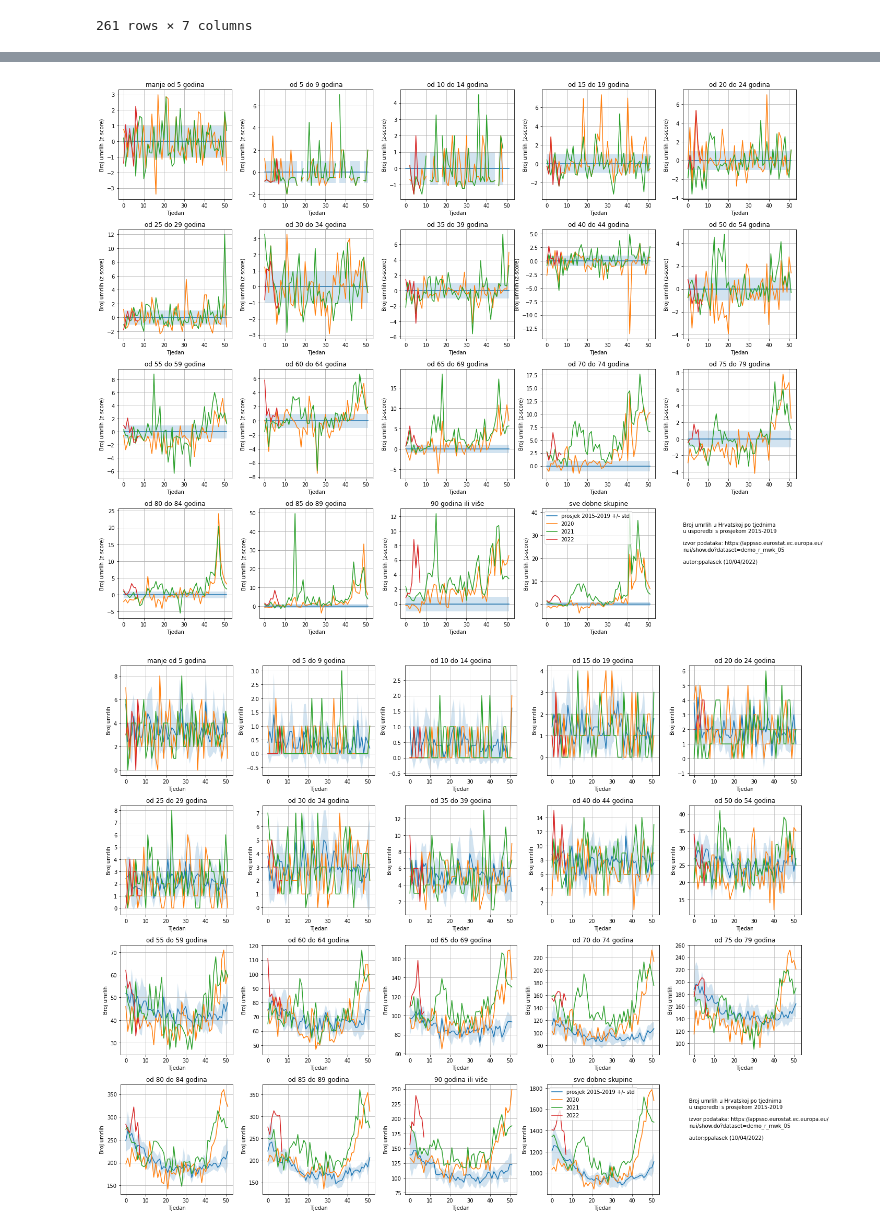
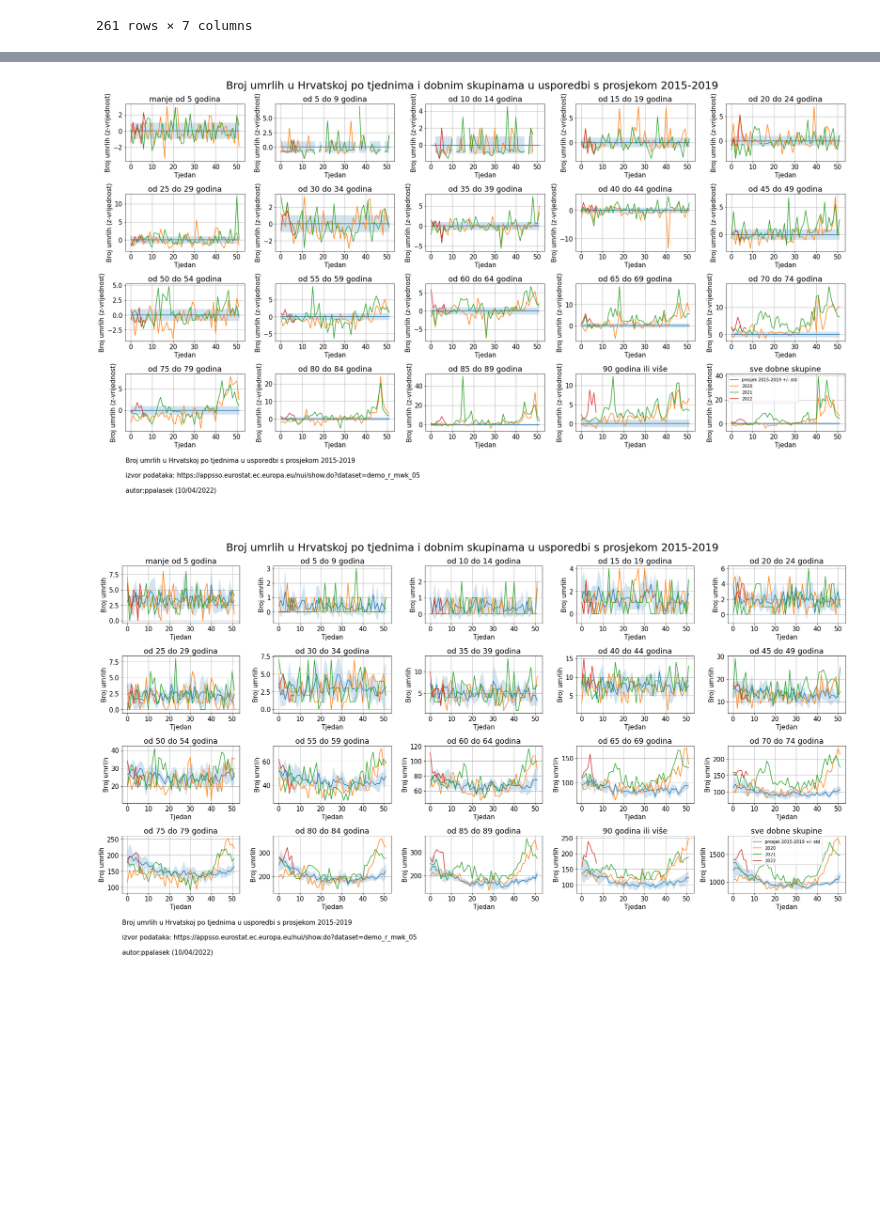
Before and after one commit to ppalasek/croatia_excess_deaths, a Jupyter notebook: croatia_excess_deaths.ipynb, the cells around one changed output, grey strips where cells are left out. Cells and saved outputs as stored; diff of their text form; code cells hidden in the pictures; blank space fills up the shorter version.

```diff
--- a/croatia_excess_deaths.ipynb
+++ b/croatia_excess_deaths.ipynb
@@ -110,13 +111,28 @@ import numpy as np
 week_avgs = []
 week_stds = []
 
+totals = []
+
 for week in range(1, 53):
     current_week = data_all_age_2015_2019[data_all_age_2015_2019.TIME.str.contains('W{}'.format(str(week).zfill(2)))]
 
     current_vals = np.asarray([int(x.replace(',', '')) for x in current_week.Value.to_list()])
+
+    print(current_vals)
+
+    if week == 1:
+        totals = current_vals
+    else:
+        totals += current_vals
 
     week_avgs.append(current_vals.mean())
     week_stds.append(current_vals.std())
 
 week_avgs = np.asarray(week_avgs)
 week_stds = np.asarray(week_stds)
+
+total_avg = np.asarray(totals).mean()
+total_std = np.asarray(totals).std()
+
+print(total_avg)
+print(total_std)
@@ -141,6 +188,11 @@ for week in range(1, 53):
 %matplotlib inline
 
 import matplotlib.pyplot as plt
+
+
+plt.rc('font', size=15)
+plt.rc('legend',fontsize=10)
+
 
 fig, ax = plt.subplots(1, 1, figsize=(10, 6))
 
@@ -168,5 +220,7 @@ plt.show()
 # %%
-fig, axs = plt.subplots(4, 5, figsize=(20, 15))
+fig, axs = plt.subplots(5, 5, figsize=(25, 15))
+
+gs = axs[4, 0].get_gridspec()
 
 for i, age_group in enumerate(sorted_age_groups):
     r = i // 5
@@ -196,9 +250,6 @@ for i, age_group in enumerate(sorted_age_groups):
     week_avgs = np.asarray(week_avgs)
     week_stds = np.asarray(week_stds)
 
-
-
-
     per_week_2020 = []
     per_week_2021 = []
     per_week_2022 = []
@@ -212,43 +263,52 @@ for i, age_group in enumerate(sorted_age_groups):
         per_week_2021.append(int(current_week_2021.Value.iat[0].replace(',', '')))
 
         try:
             per_week_2022.append(int(current_week_2022.Value.iat[0].replace(',', '')))
         except:
             pass
 
 
 
     axs[r, c].plot(week_avgs - week_avgs, label='prosjek 2015-2019 +/- std')
     axs[r, c].fill_between(range(len(week_avgs)), - week_stds / week_stds,  week_stds / week_stds, alpha=0.2)
 
-    axs[r, c].plot((per_week_2020 - week_avgs) / week_stds, label='2020')
-    axs[r, c].plot((per_week_2021 - week_avgs) / week_stds, label='2021')
-    axs[r, c].plot((per_week_2022 - week_avgs[:len(per_week_2022)]) / week_stds[:len(per_week_2022)], label='2022')
+    axs[r, c].plot(range(len(per_week_2020)), (per_week_2020 - week_avgs) / week_stds, label='2020')
+    axs[r, c].plot(range(len(per_week_2021)), (per_week_2021 - week_avgs) / week_stds, label='2021')
+    axs[r, c].plot(range(len(per_week_2022)), (per_week_2022 - week_avgs[:len(per_week_2022)]) / week_stds[:len(per_week_2022)], label='2022')
 
     axs[r, c].grid('on')
 
-    axs[r, c].set_ylabel('Broj umrlih (z-score)')
+    axs[r, c].set_ylabel('Broj umrlih (z-vrijednost)')
     axs[r, c].set_xlabel('Tjedan')
 
     axs[r, c].set_title(age_group_hr)
 
 
+
 axs[r, c].legend()
 
-axs[r, c + 1].text(0., 0.5, 'Broj umrlih u Hrvatskoj po tjednima\nu usporedbi s prosjekom 2015-2019\n\nizvor podataka: https://appsso.eurostat.ec.europa.eu/\nnui/show.do?dataset=demo_r_mwk_05\n\nautor:ppalasek (10/04/2022)')
-axs[r, c + 1].axis('off')
+for ax in axs[-1, :]:
+    ax.remove()
 
+plt.suptitle('Broj umrlih u Hrvatskoj po tjednima i dobnim skupinama u usporedbi s prosjekom 2015-2019', fontsize=25)
+
+ax_text = fig.add_subplot(gs[4, :])
+
+ax_text.text(0, 0.5, 'Broj umrlih u Hrvatskoj po tjednima u usporedbi s prosjekom 2015-2019\n\nizvor podataka: https://appsso.eurostat.ec.europa.eu/nui/show.do?dataset=demo_r_mwk_05\n\nautor:ppalasek (10/04/2022)')
+ax_text.axis('off')
 
 
 plt.tight_layout()
 plt.savefig('img/cro_excess_all_z_score.png', dpi=100, transparent=False, bbox_inches='tight', facecolor='white')
 
-
 plt.show()
 # %% [output]
-[figure, old version]
+[figure, new version]
 # %%
-fig, axs = plt.subplots(4, 5, figsize=(20, 15))
+fig, axs = plt.subplots(5, 5, figsize=(25, 15))
+
+gs = axs[4, 0].get_gridspec()
+
 
 for i, age_group in enumerate(sorted_age_groups):
     r = i // 5
@@ -303,9 +363,9 @@ for i, age_group in enumerate(sorted_age_groups):
     axs[r, c].plot(week_avgs, label='prosjek 2015-2019 +/- std')
     axs[r, c].fill_between(range(len(week_avgs)), week_avgs- week_stds, week_avgs + week_stds, alpha=0.2)
 
-    axs[r, c].plot(per_week_2020, label='2020')
-    axs[r, c].plot(per_week_2021, label='2021')
-    axs[r, c].plot(per_week_2022, label='2022')
+    axs[r, c].plot(range(len(per_week_2020)), per_week_2020, label='2020')
+    axs[r, c].plot(range(len(per_week_2021)), per_week_2021, label='2021')
+    axs[r, c].plot(range(len(per_week_2022)), per_week_2022, label='2022')
 
     axs[r, c].grid('on')
 
@@ -315,10 +375,20 @@ for i, age_group in enumerate(sorted_age_groups):
     axs[r, c].set_title(age_group_hr)
 
 
+
+
 axs[r, c].legend()
 
-axs[r, c + 1].text(0., 0.5, 'Broj umrlih u Hrvatskoj po tjednima\nu usporedbi s prosjekom 2015-2019\n\nizvor podataka: https://appsso.eurostat.ec.europa.eu/\nnui/show.do?dataset=demo_r_mwk_05\n\nautor:ppalasek (10/04/2022)')
-axs[r, c + 1].axis('off')
+for ax in axs[-1, :]:
+    ax.remove()
+
+plt.suptitle('Broj umrlih u Hrvatskoj po tjednima i dobnim skupinama u usporedbi s prosjekom 2015-2019', fontsize=25)
+
+ax_text = fig.add_subplot(gs[4, :])
+
+ax_text.text(0, 0.5, 'Broj umrlih u Hrvatskoj po tjednima u usporedbi s prosjekom 2015-2019\n\nizvor podataka: https://appsso.eurostat.ec.europa.eu/nui/show.do?dataset=demo_r_mwk_05\n\nautor:ppalasek (10/04/2022)')
+ax_text.axis('off')
+
 
 plt.tight_layout()
 
@@ -326,4 +396,4 @@ plt.savefig('img/cro_excess_all.png', dpi=100, transparent=False, bbox_inches='t
 
 plt.show()
 # %% [output]
-[figure, old version]
+[figure, new version]
```
Also changed, not shown: parts of 20 cells of this notebook, 6 other files.
